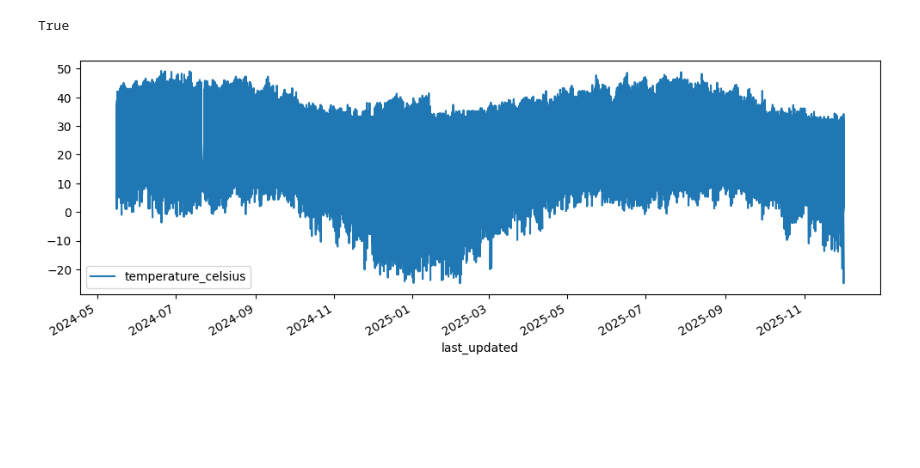
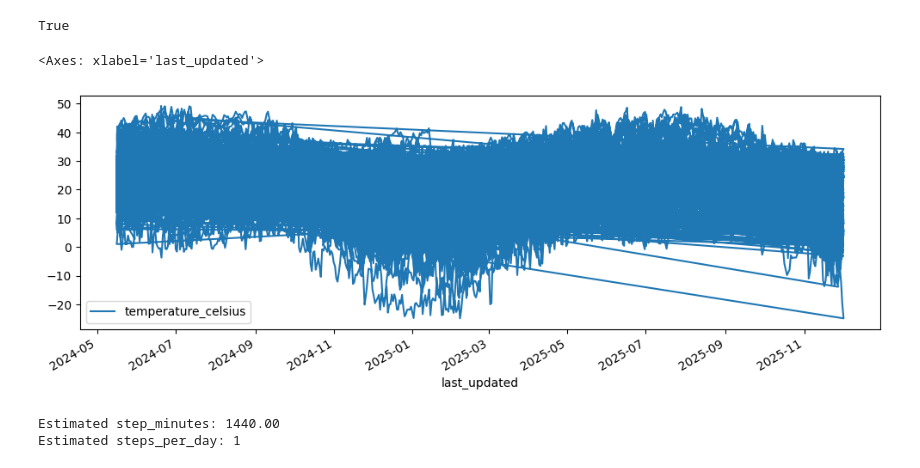
Before and after one commit to emily-kathryn/weather-prediction-project, a Jupyter notebook: notebooks/weatheranalysis.ipynb, the cells around one changed output. Cells and saved outputs as stored; diff of their text form; code cells hidden in the pictures; blank space fills up the shorter version.

```diff
--- a/notebooks/weatheranalysis.ipynb
+++ b/notebooks/weatheranalysis.ipynb
@@ -122,13 +122,12 @@ Name: location_name, dtype: object
 # %% [output]
 True
 # %%
-# Convert the last_updated column to datetime
+# Convert timestamps and keep a location-aware sort before any shifting
 df["last_updated"] = pd.to_datetime(df["last_updated"])
+df = df.sort_values(["location_name", "last_updated"]).reset_index(drop=True)
 
-# Plot
-df.plot(x="last_updated", y="temperature_celsius", figsize=(12,4))
-
-# Sort
-df = df.sort_values("last_updated")
+# Quick visualization of the combined temperature series
+df.plot(x="last_updated", y="temperature_celsius", figsize=(12, 4))
 # %% [output]
+<Axes: xlabel='last_updated'>
-[figure, old version]
+[figure, new version]
@@ -138,3 +134,32 @@ df = df.dropna()
+# %%
+# Infer sampling cadence per location and create 1-day-ahead targets
+dt_minutes = (
+    df.groupby("location_name")["last_updated"]
+      .diff()
+      .dt.total_seconds()
+      .div(60)
+)
+
+step_minutes = dt_minutes.dropna().median()
+if pd.isna(step_minutes) or step_minutes == 0:
+    step_minutes = 60.0  # fallback assumption if diffs cannot be inferred
+
+steps_per_day = max(1, int(round(1440 / step_minutes)))
+
+print(f"Estimated step_minutes: {step_minutes:.2f}")
+print("Estimated steps_per_day:", steps_per_day)
+
+df["temp_tomorrow"] = (
+    df.groupby("location_name")["temperature_celsius"]
+      .shift(-steps_per_day)
+)
+
+df["temp_delta_1d"] = df["temp_tomorrow"] - df["temperature_celsius"]
+
+df = df.dropna(subset=["temp_tomorrow", "temp_delta_1d"]).reset_index(drop=True)
+# %% [output]
+Estimated step_minutes: 1440.00
+Estimated steps_per_day: 1
 # %%
 # Show correlation between features
 import seaborn as sns
```
Also changed, not shown: parts of 24 cells of this notebook.
